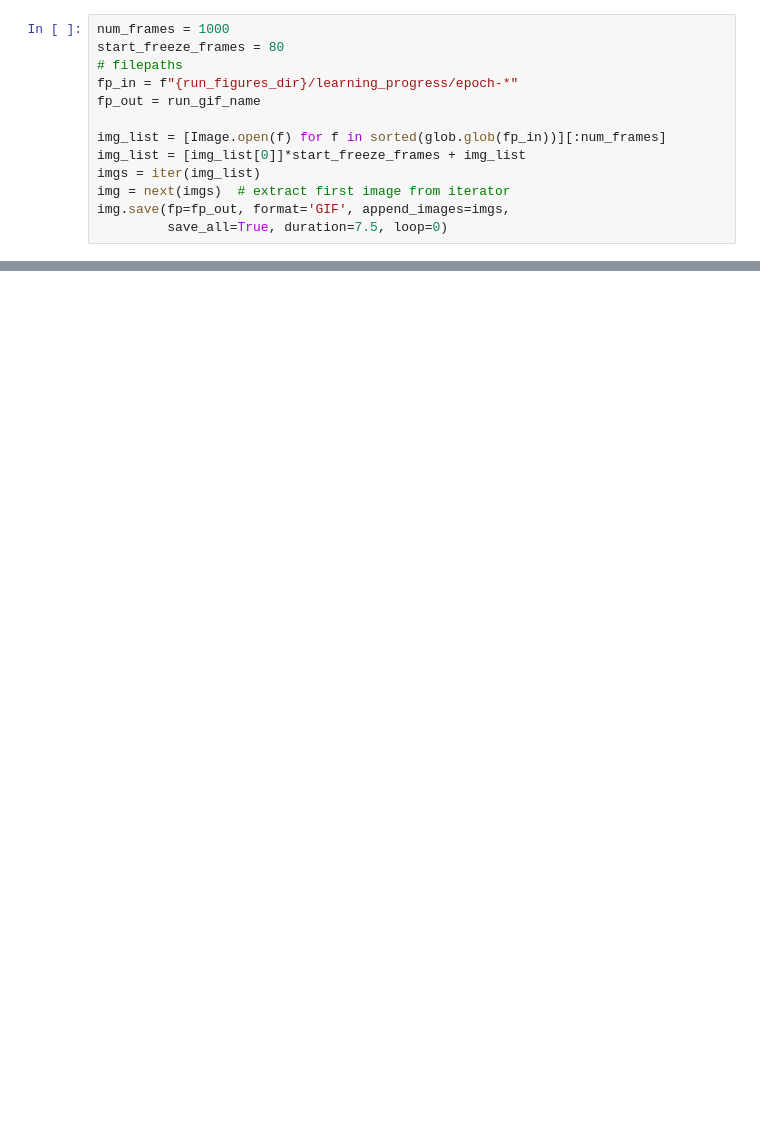
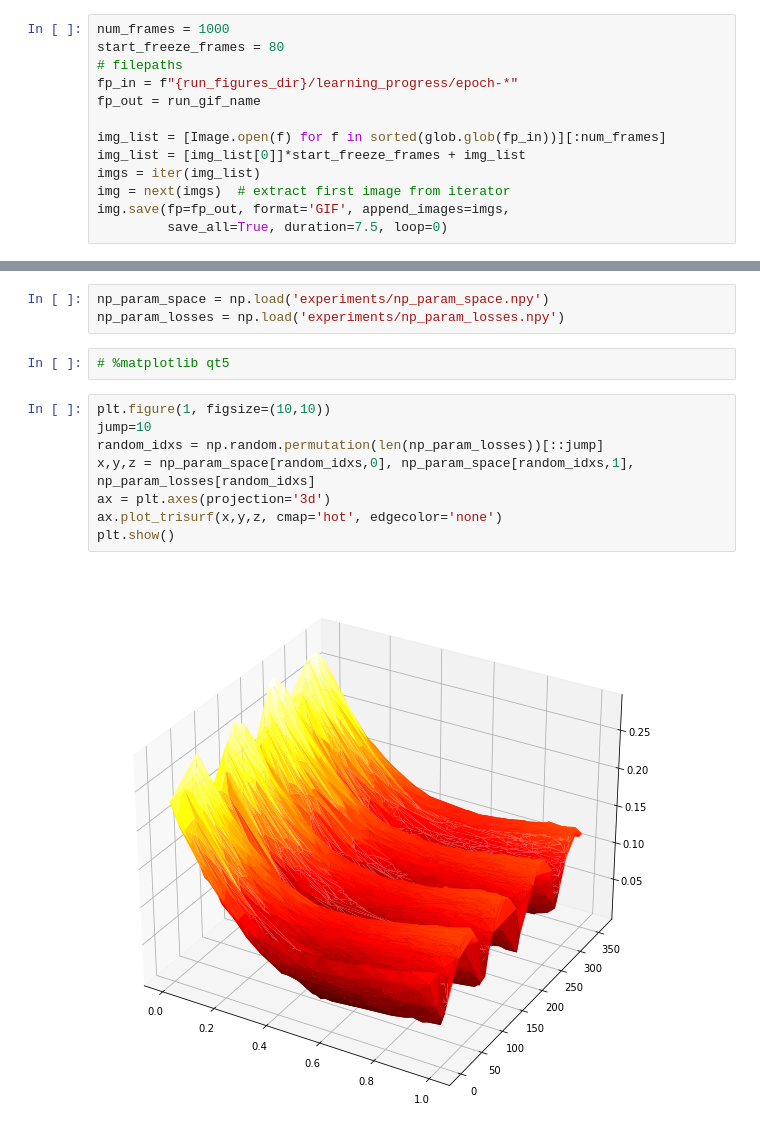
Before and after one commit to TomBekor/AugmentationsLearning, a Jupyter notebook: multi-main.ipynb, the cells around one changed output, grey strips where cells are left out. Drawn from its saved outputs; the diff is of its cells as text; blank space fills up the shorter version.

```diff
--- a/multi-main.ipynb
+++ b/multi-main.ipynb
@@ -250,0 +258,15 @@ img.save(fp=fp_out, format='GIF', append_images=imgs,
+# %%
+np_param_space = np.load('experiments/np_param_space.npy')
+np_param_losses = np.load('experiments/np_param_losses.npy')
+# %%
+# %matplotlib qt5
+# %%
+plt.figure(1, figsize=(10,10))
+jump=10
+random_idxs = np.random.permutation(len(np_param_losses))[::jump]
+x,y,z = np_param_space[random_idxs,0], np_param_space[random_idxs,1], np_param_losses[random_idxs]
+ax = plt.axes(projection='3d')
+ax.plot_trisurf(x,y,z, cmap='hot', edgecolor='none')
+plt.show()
+# %% [output]
+[figure, added]
```
Also changed, not shown: parts of 15 cells of this notebook.
